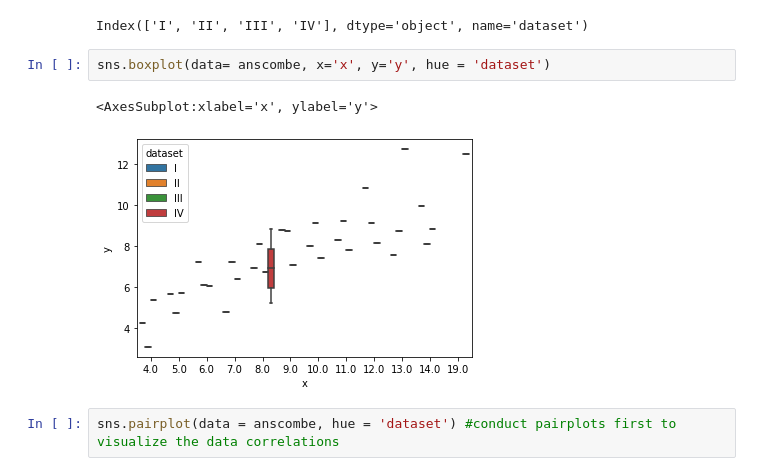
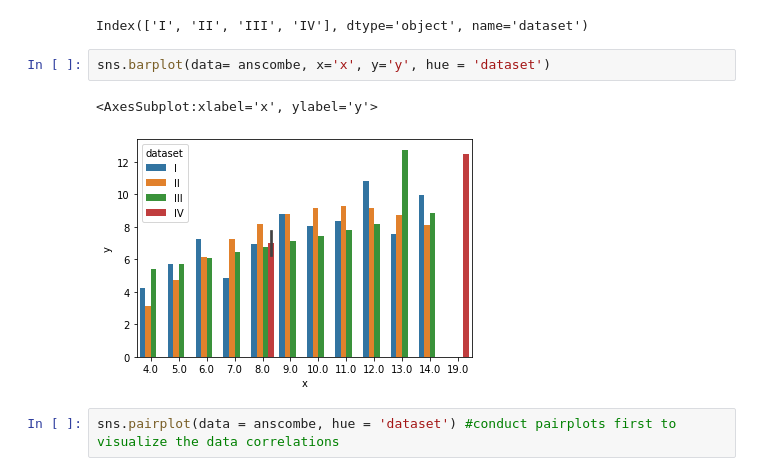
Before and after one commit to lincolnmuriithi11/numpy-pandas-visualization-exercises, a Jupyter notebook: seaborn_exercises.ipynb, the cells around one changed output. Drawn from its saved outputs; the diff is of its cells as text.

```diff
--- a/seaborn_exercises.ipynb
+++ b/seaborn_exercises.ipynb
@@ -128,10 +146,10 @@ anscombe.index
 # %% [output]
 Index(['I', 'II', 'III', 'IV'], dtype='object', name='dataset')
 # %%
-sns.boxplot(data= anscombe, x='x', y='y', hue = 'dataset')
+sns.barplot(data= anscombe, x='x', y='y', hue = 'dataset')
 # %% [output]
 <AxesSubplot:xlabel='x', ylabel='y'>
-[figure, old version]
+[figure, new version]
 # %%
 sns.pairplot(data = anscombe, hue = 'dataset') #conduct pairplots first to visualize the data correlations
 # %% [output]
```
Also changed, not shown: parts of 15 cells of this notebook.
